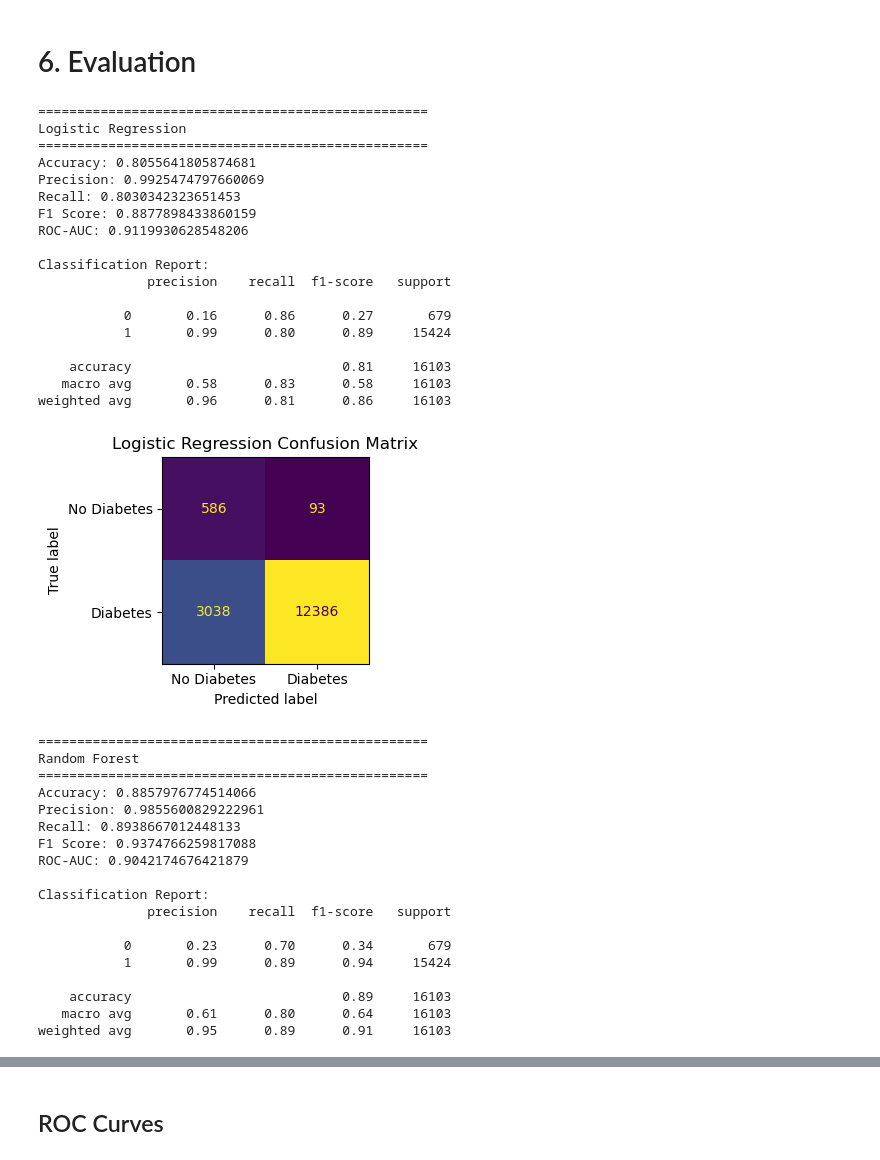
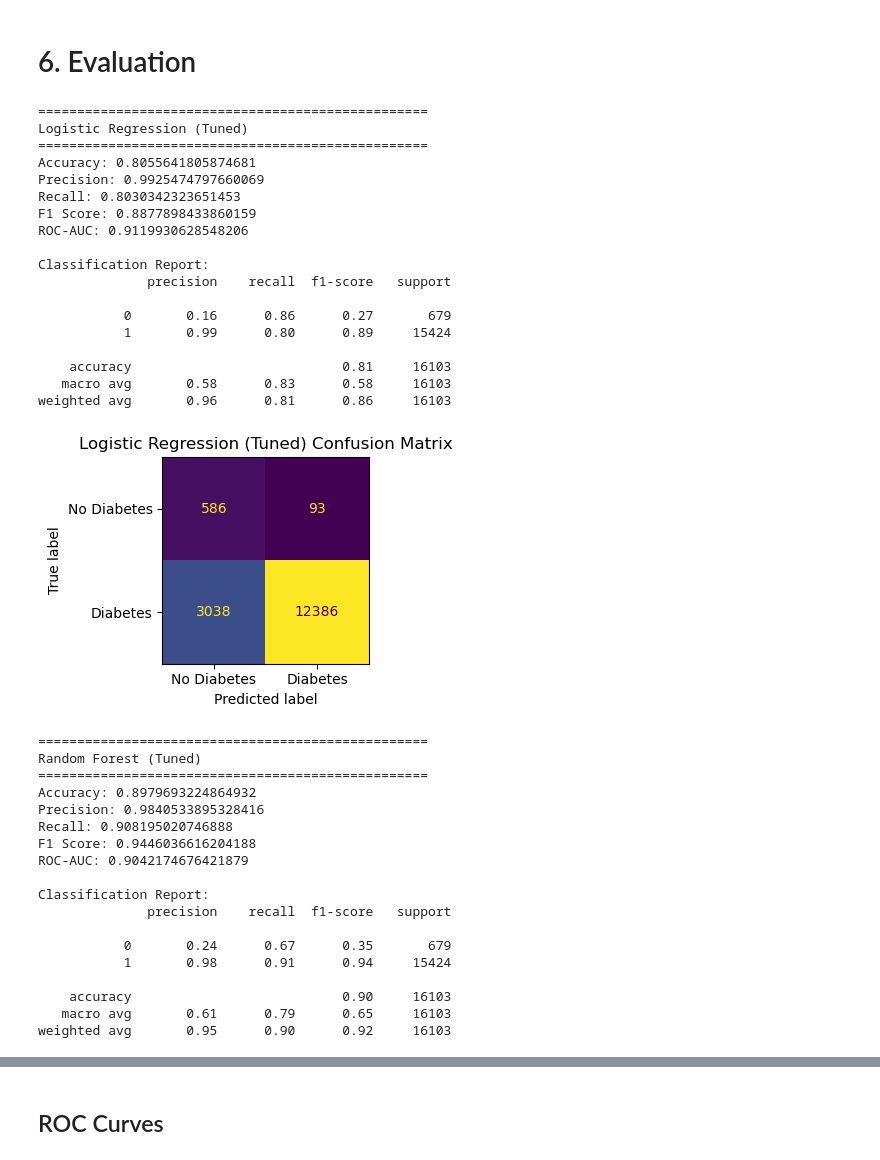
Before and after one commit to Essien1/Diabetes-Prediction, a Jupyter notebook: Diabetes_Prediction.ipynb, the cells around one changed output, grey strips where cells are left out. Saved outputs shown, nothing was run; the diff lists cells and outputs as text; code cells hidden in the pictures.

```diff
--- a/Diabetes_Prediction.ipynb
+++ b/Diabetes_Prediction.ipynb
@@ -282,9 +293,18 @@ weighted avg       0.00      0.04      0.00     16103
 ### Logistic Regression
 # %%
 # Logistic Regression
-log_reg = LogisticRegression(C=0.1, max_iter=1000, solver='lbfgs',
-                              class_weight='balanced', random_state=42)
+log_reg = LogisticRegression(
+    C=0.1,
+    max_iter=1000,
+    solver='lbfgs',
+    class_weight='balanced',
+    random_state=42
+    )
+
+#Training Model
 log_reg.fit(X_train_res, y_train_res)
+
+#Predicting on test set
 y_pred_log_reg = log_reg.predict(X_test)
 
 # Tuning — search over regularisation strength
@@ -294,10 +314,15 @@ lr_grid = GridSearchCV(
     {'C': [0.01, 0.1, 1, 10]},
     cv=5, scoring='roc_auc', n_jobs=-1
 )
+
+#fit tuning
 lr_grid.fit(X_train_res, y_train_res)
 
+#Getting best model
 print(f"Logistic Regression best C : {lr_grid.best_params_['C']}")
 log_reg_tuned = lr_grid.best_estimator_
+
+#final predictions with tuned model
 y_pred_log_reg_tuned = log_reg_tuned.predict(X_test)
 # %% [output]
 Logistic Regression best C : 10
@@ -401,64 +445,62 @@ def evaluate(name, y_true, y_pred, y_prob=None):
     plt.tight_layout()
     plt.show()
 # %%
-# evaluate logistic regression
+# evaluate all models
 evaluate(
-    "Logistic Regression",
+    "Logistic Regression (Tuned)",
     y_test,
-    y_pred_log_reg,
-    log_reg_tuned.predict_proba(X_test)[:,1]  # probabilities for ROC
+    y_pred_log_reg_tuned,
+    log_reg_tuned.predict_proba(X_test)[:,1]
 )
 
-# evaluate random forest
 evaluate(
-    "Random Forest",
+    "Random Forest (Tuned)",
     y_test,
-    y_pred_rf,
-    rf_tuned.predict_proba(X_test)[:,1]
+    y_pred_random_fr_tuned,
+    random_fr_tuned.predict_proba(X_test)[:,1]
 )
 
-# evaluate XGBoost
 evaluate(
-    "XGBoost",
+    "XGBoost (Tuned)",
     y_test,
-    y_pred_xgb,
+    y_pred_xgb_tuned,
     xgb_tuned.predict_proba(X_test)[:,1]
 )
 # %% [output]
 ==================================================
-Logistic Regression
+Logistic Regression (Tuned)
 ==================================================
 Accuracy: 0.8055641805874681
 Precision: 0.9925474797660069
 Recall: 0.8030342323651453
 F1 Score: 0.8877898433860159
 ROC-AUC: 0.9119930628548206
 
 Classification Report:
               precision    recall  f1-score   support
 
            0       0.16      0.86      0.27       679
            1       0.99      0.80      0.89     15424
 
     accuracy                           0.81     16103
    macro avg       0.58      0.83      0.58     16103
 weighted avg       0.96      0.81      0.86     16103
-[figure, old version]
+[figure, new version]
 ==================================================
-Random Forest
+Random Forest (Tuned)
 ==================================================
-Accuracy: 0.8857976774514066
-Precision: 0.9855600829222961
-Recall: 0.8938667012448133
-F1 Score: 0.9374766259817088
+Accuracy: 0.8979693224864932
+Precision: 0.9840533895328416
+Recall: 0.908195020746888
+F1 Score: 0.9446036616204188
 ROC-AUC: 0.9042174676421879
 
 Classification Report:
               precision    recall  f1-score   support
 
-           0       0.23      0.70      0.34       679
-           1       0.99      0.89      0.94     15424
+           0       0.24      0.67      0.35       679
+           1       0.98      0.91      0.94     15424
 
-    accuracy                           0.89     16103
-   macro avg       0.61      0.80      0.64     16103
-weighted avg       0.95      0.89      0.91     16103
+    accuracy                           0.90     16103
+   macro avg       0.61      0.79      0.65     16103
+weighted avg       0.95      0.90      0.92     16103
```
Also changed, not shown: parts of 6 cells of this notebook.
